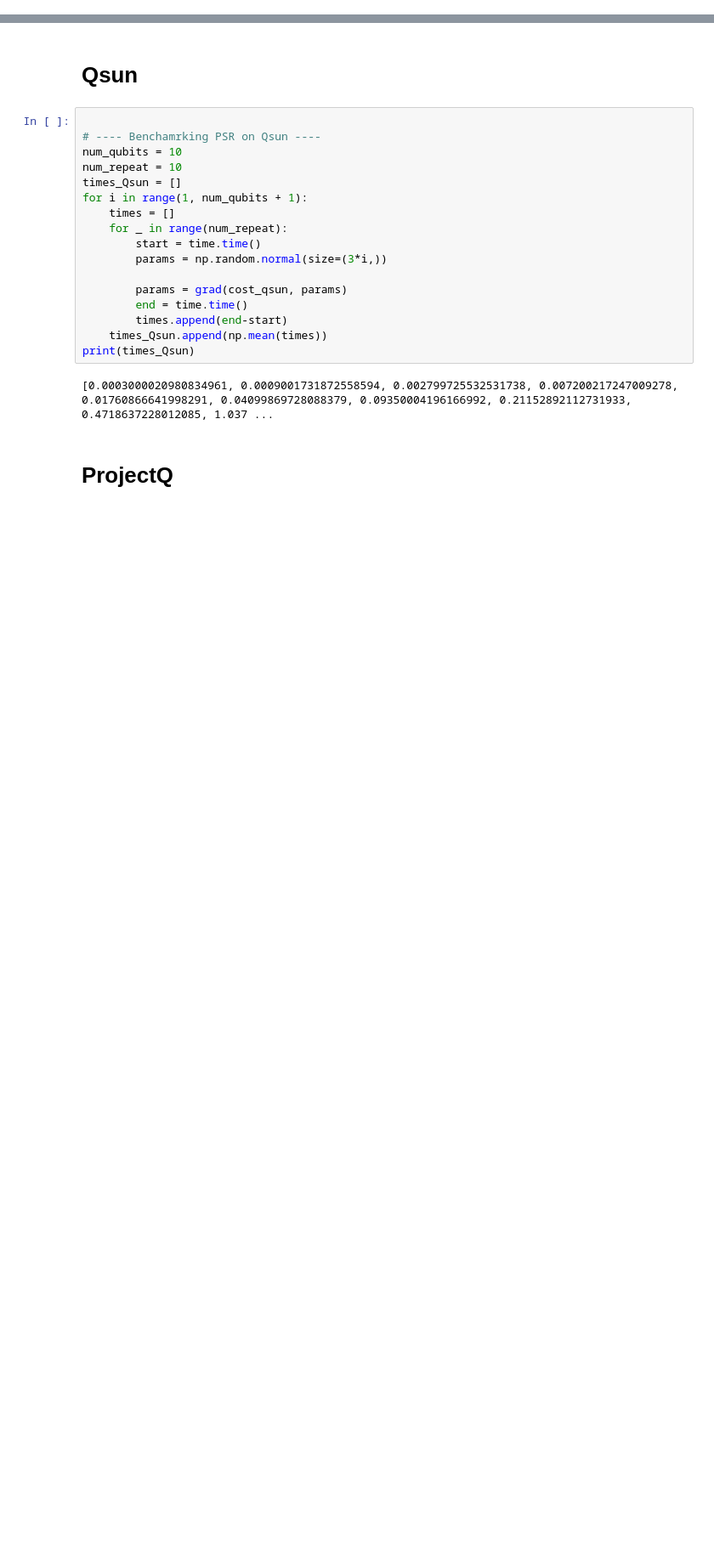
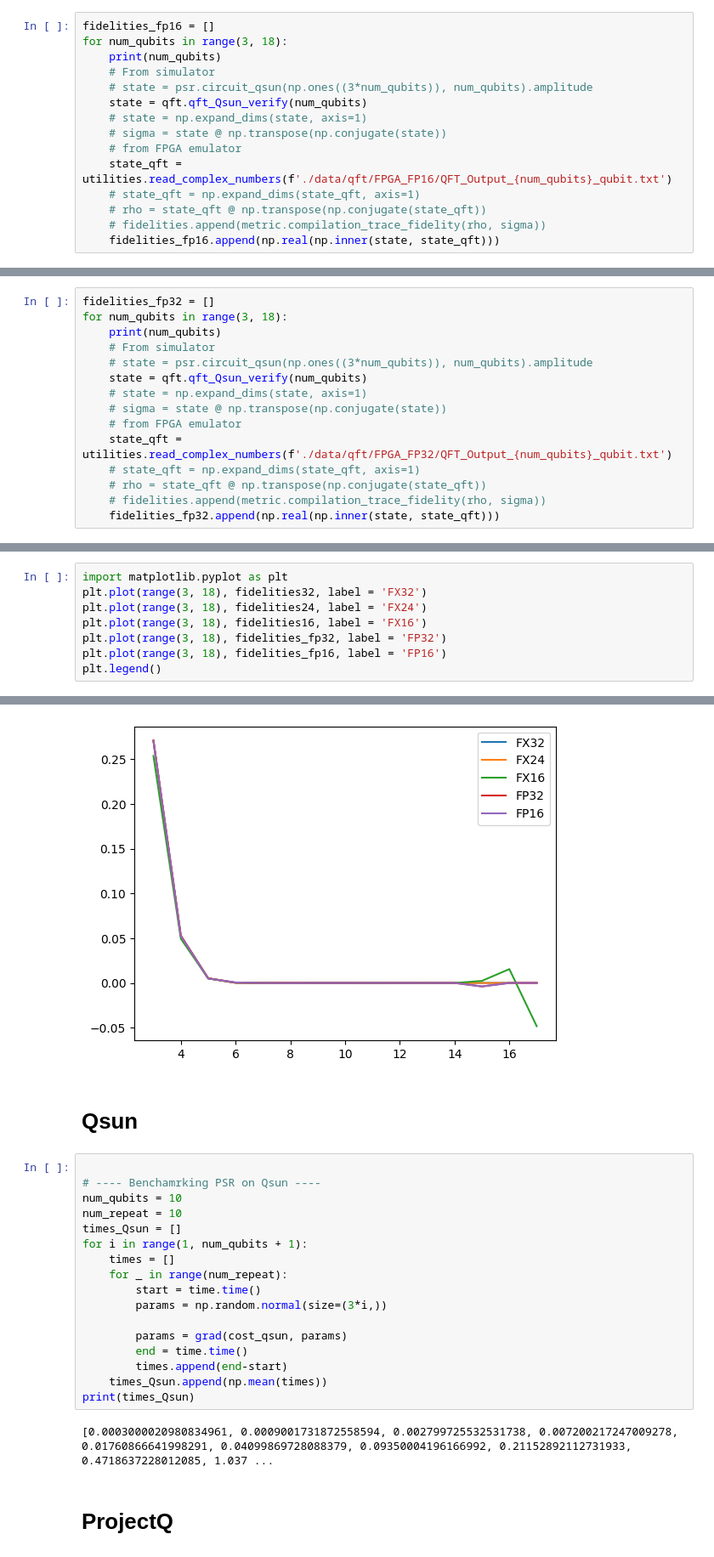
Before and after one commit to NAIST-Archlab/FQsun, a Jupyter notebook: benchmarking_psr.ipynb, the cells around one changed output, grey strips where cells are left out. Shown at 85% size. Drawn from its saved outputs; the diff is of its cells as text; blank space fills up the shorter version.

```diff
--- a/benchmarking_psr.ipynb
+++ b/benchmarking_psr.ipynb
@@ -0,0 +137,15 @@
+# %%
+fidelities_fp16 = []
+for num_qubits in range(3, 18):
+    print(num_qubits)
+    # From simulator
+    # state = psr.circuit_qsun(np.ones((3*num_qubits)), num_qubits).amplitude
+    state = qft.qft_Qsun_verify(num_qubits)
+    # state = np.expand_dims(state, axis=1)
+    # sigma = state @ np.transpose(np.conjugate(state))
+    # from FPGA emulator
+    state_qft = utilities.read_complex_numbers(f'./data/qft/FPGA_FP16/QFT_Output_{num_qubits}_qubit.txt')
+    # state_qft = np.expand_dims(state_qft, axis=1)
+    # rho = state_qft @ np.transpose(np.conjugate(state_qft))
+    # fidelities.append(metric.compilation_trace_fidelity(rho, sigma))
+    fidelities_fp16.append(np.real(np.inner(state, state_qft)))
@@ -0,0 +168,15 @@
+# %%
+fidelities_fp32 = []
+for num_qubits in range(3, 18):
+    print(num_qubits)
+    # From simulator
+    # state = psr.circuit_qsun(np.ones((3*num_qubits)), num_qubits).amplitude
+    state = qft.qft_Qsun_verify(num_qubits)
+    # state = np.expand_dims(state, axis=1)
+    # sigma = state @ np.transpose(np.conjugate(state))
+    # from FPGA emulator
+    state_qft = utilities.read_complex_numbers(f'./data/qft/FPGA_FP32/QFT_Output_{num_qubits}_qubit.txt')
+    # state_qft = np.expand_dims(state_qft, axis=1)
+    # rho = state_qft @ np.transpose(np.conjugate(state_qft))
+    # fidelities.append(metric.compilation_trace_fidelity(rho, sigma))
+    fidelities_fp32.append(np.real(np.inner(state, state_qft)))
@@ -0,0 +199,9 @@
+# %%
+import matplotlib.pyplot as plt
+plt.plot(range(3, 18), fidelities32, label = 'FX32')
+plt.plot(range(3, 18), fidelities24, label = 'FX24')
+plt.plot(range(3, 18), fidelities16, label = 'FX16')
+plt.plot(range(3, 18), fidelities_fp32, label = 'FP32')
+plt.plot(range(3, 18), fidelities_fp16, label = 'FP16')
+plt.legend()
+# %% [output]
@@ -1,3 +209,4 @@
+[figure, added]
 # %% [markdown]
 # Qsun
 # %%
```
Also changed, not shown: parts of 12 cells of this notebook, 19 other files.
